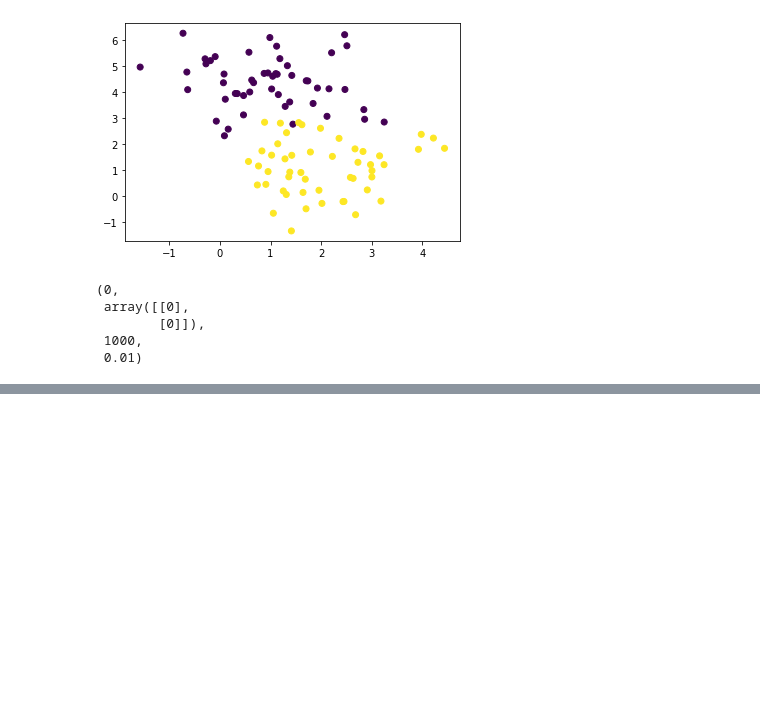
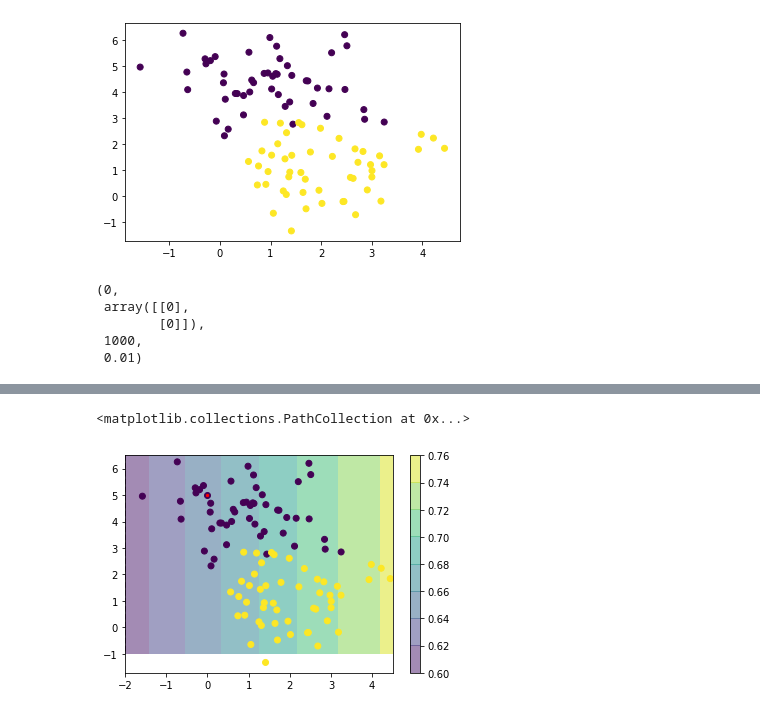
Before and after one commit to Saitam1602/deep_learning, a Jupyter notebook: es_09.ipynb, the cells around one changed output, grey strips where cells are left out. Cells and saved outputs as stored; diff of their text form; code cells hidden in the pictures; blank space fills up the shorter version.

```diff
--- a/es_09.ipynb
+++ b/es_09.ipynb
@@ -101,0 +141,14 @@ b,w
+# %%
+X_graph = np.arange(-2,5,.5)
+Y_graph = np.arange(-1,7,.5)
+X_graph,Y_graph = np.meshgrid(X_graph,Y_graph)
+Z_new_a = 1 / (1+np.exp(-(w[0]*X_graph + w[1]*X_graph + b)))
+cs = plt.contour(X_graph, Y_graph, Z_new_a, levels=[0.5], linestyles = 'dashed')
+cs = plt.contourf(X_graph, Y_graph, Z_new_a, alpha=.5)
+plt.colorbar(cs)
+plt.scatter(X[0], X[1], c=y)
+plt.scatter(X_toPredict[0], X_toPredict[1], c=y_predict)
+plt.scatter(X_toPredict[0], X_toPredict[1], c='r', s=5)
+# %% [output]
+<matplotlib.collections.PathCollection at 0x...>
+[figure, added]
```
Also changed, not shown: parts of 13 cells of this notebook.
